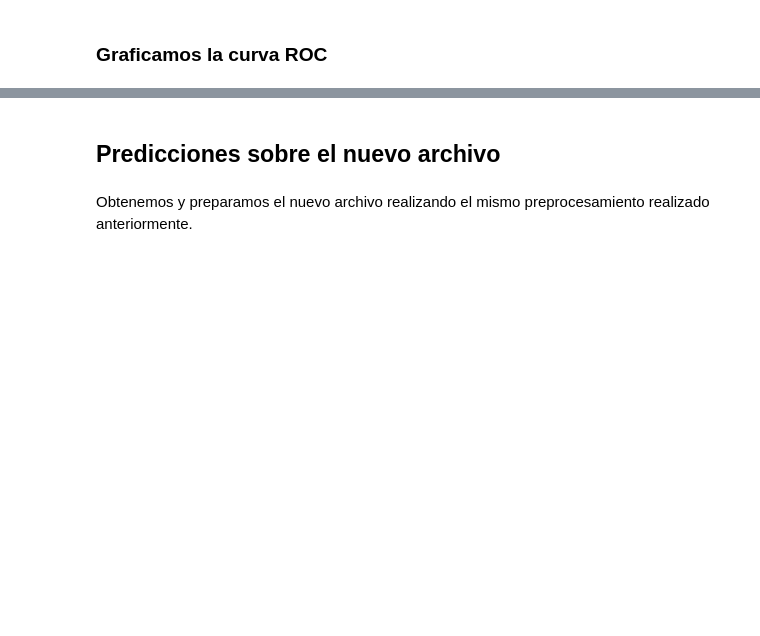
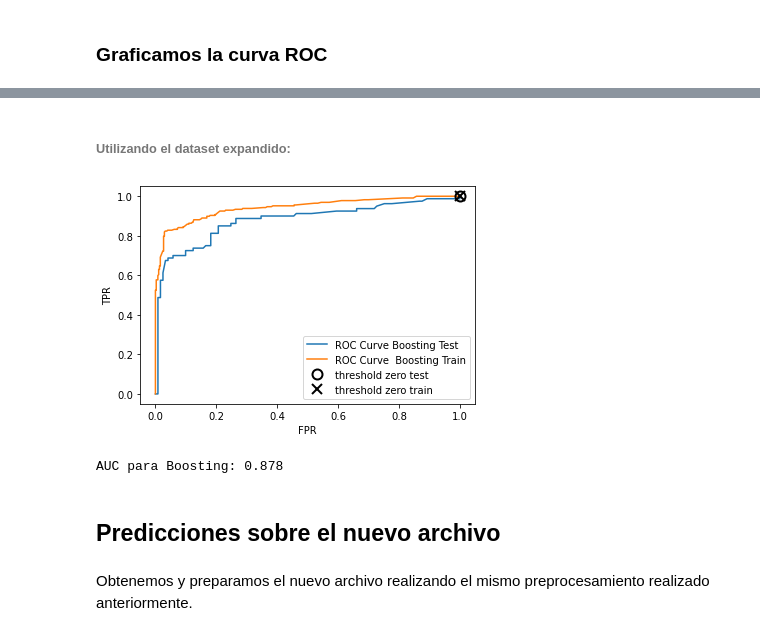
Before and after one commit to brunograssano/TP-Organizacion-de-datos, a Jupyter notebook: TP2/Boosting.ipynb, the cells around one changed output, grey strips where cells are left out. Cells and saved outputs as stored; diff of their text form; code cells hidden in the pictures; blank space fills up the shorter version.

```diff
--- a/TP2/Boosting.ipynb
+++ b/TP2/Boosting.ipynb
@@ -125,3 +197,13 @@ mostrarAUCScore(boosting,"Boosting",X_test,y_test)
+# %% [markdown]
+###### Utilizando  el dataset expandido:
+# %%
+mostrarROCCurve(boosting_exp,"Boosting",X_exp_test, X_exp_train, y_exp_test, y_exp_train)
+# %% [output]
+[figure, added]
+# %%
+mostrarAUCScore(boosting_exp,"Boosting",X_exp_test,y_exp_test)
+# %% [output]
+AUC para Boosting: 0.878
 # %% [markdown]
 ## Predicciones sobre el nuevo archivo
 # %% [markdown]
```
Also changed, not shown: parts of 24 cells of this notebook, 1 other file.
